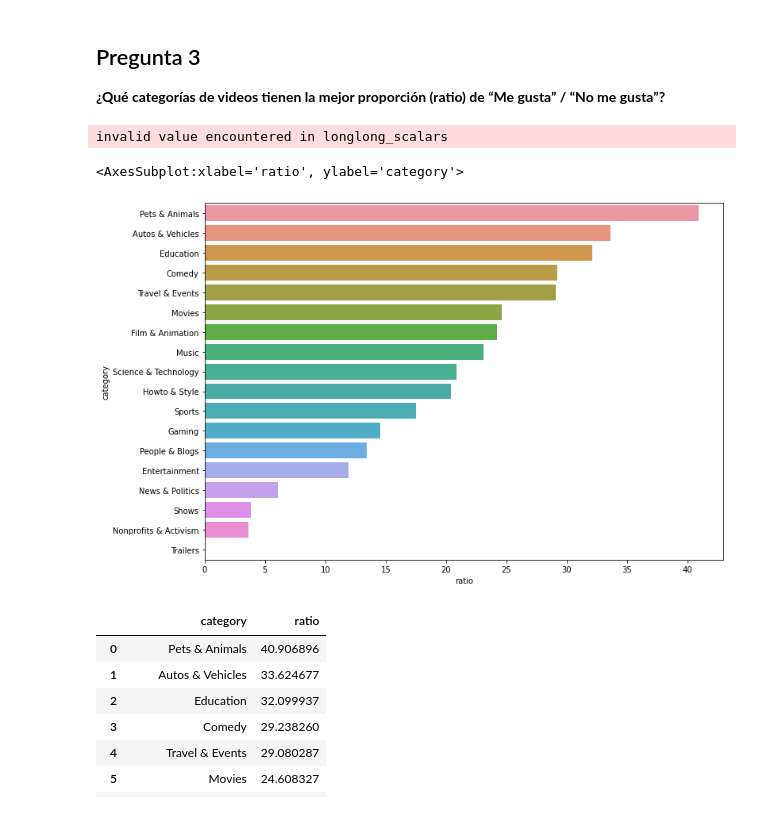
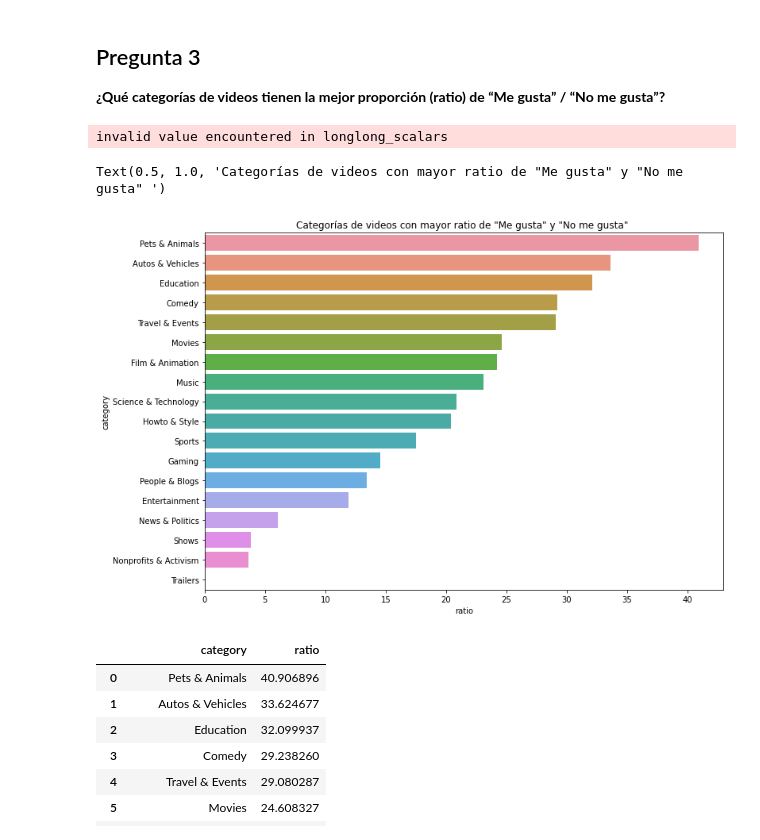
Before and after one commit to ZuxAlone/EB-2021-1-CC51, a Jupyter notebook: code/TF_code.ipynb, the cells around one changed output. Saved outputs shown, nothing was run; the diff lists cells and outputs as text; code cells hidden in the pictures.

```diff
--- a/code/TF_code.ipynb
+++ b/code/TF_code.ipynb
@@ -369,16 +372,17 @@ Name: dislikes, dtype: int64
 # %%
 def ratio_likes_dislikes(x): return x['likes'].agg(
     'sum') / x['dislikes'].agg('sum')
 
 r_lk_dlk = data.groupby(['category']).apply(
     ratio_likes_dislikes).sort_values(ascending=False).reset_index(name='ratio')
 a4_dims = (11.7, 8.27)
 fig, ax = plt.subplots(figsize=a4_dims)
 sns.barplot(x='ratio', y='category', data=r_lk_dlk, ci=None)
+ax.set_title('Categorías de videos con mayor ratio de "Me gusta" y "No me gusta" ')
 # %% [output]
 invalid value encountered in longlong_scalars
-<AxesSubplot:xlabel='ratio', ylabel='category'>
+Text(0.5, 1.0, 'Categorías de videos con mayor ratio de "Me gusta" y "No me gusta" ')
-[figure, old version]
+[figure, new version]
 # %%
 r_lk_dlk
 # %% [output]
```
Also changed, not shown: parts of 7 cells of this notebook.
